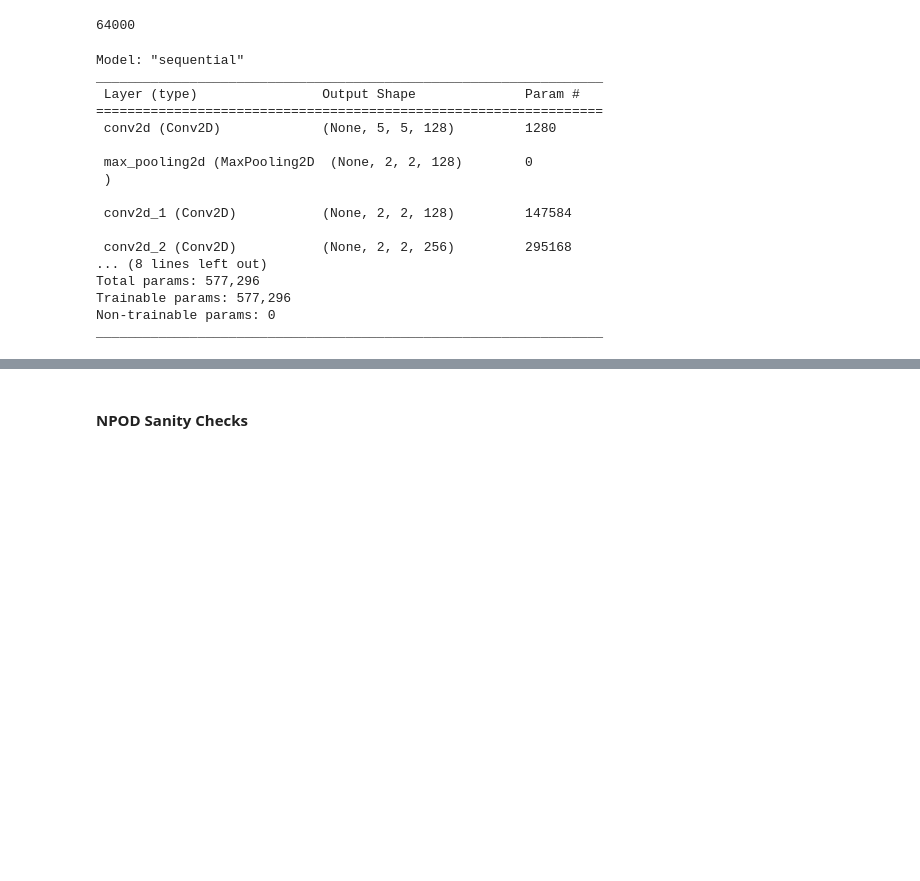
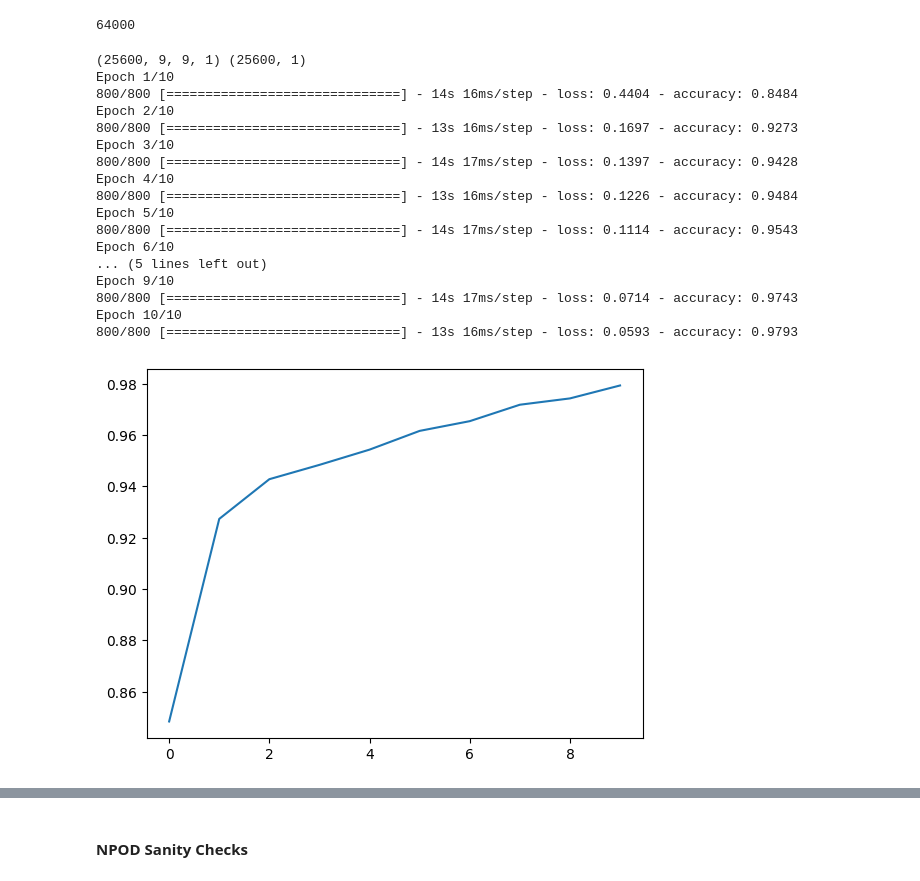
Before and after one commit to MasterMilkX/BMO_chatbot_prototype, a Jupyter notebook: Experimental_Notebooks/sprite_pod.ipynb, the cells around one changed output, grey strips where cells are left out. Drawn from its saved outputs; the diff is of its cells as text; code cells hidden in the pictures; blank space fills up the shorter version.

```diff
--- a/Experimental_Notebooks/sprite_pod.ipynb
+++ b/Experimental_Notebooks/sprite_pod.ipynb
@@ -71,10 +71,20 @@ Char Dataset shape: (100, 8, 8)
 ###   CONFIUGURATIONS   ###
 
 EXPERIMENT = "normal"
+
+GEN_CONF = {
+    "EPOCHS" : 50,
+    "BATCH_SIZE" : 64,
+    "LEARNING_RATE" : 0.0001,
+    "WINDOW" : 4
+}
+
 CONFIGS = {
     "normal": {
-        "IMPORT_TRAIN_DAT" : True,
-        "TRAIN_NPOD" : False,
-        "NPOD_MODEL" : "../models/gen_models/pod/npod_char-50eR.h5"
+        "NEW_TRAIN_DAT" : True,
+        "TRAIN_DAT_PATH" : f'../data/rip_data/POD_train_dat_w{GEN_CONF["WINDOW"]}.npy',
+        "TRAIN_NPOD" : True,
+        "NPOD_MODEL" : f"../models/gen_models/pod/npod_char-{GEN_CONF['EPOCHS']}eR_w{GEN_CONF['WINDOW']}.h5",
+        "SANITY" : False
     }
 }
@@ -285,29 +326,30 @@ if EXPERIMENT == "normal":
 # %%
 # train or import the model
 if EXPERIMENT == "normal":
     if CONFIGS["normal"]["TRAIN_NPOD"]:
-        npod.trainPoD(train_dat,EPOCHS=500,BATCH_SIZE=64,show_acc=True)
+        npod.trainPoD(train_dat,EPOCHS=GEN_CONF['EPOCHS'],BATCH_SIZE=GEN_CONF['BATCH_SIZE'],show_acc=True)
         npod.exportModel(CONFIGS["normal"]["NPOD_MODEL"])
     else:
         npod.importModel(CONFIGS["normal"]["NPOD_MODEL"])
 # %% [output]
-Model: "sequential"
-_________________________________________________________________
- Layer (type)                Output Shape              Param #
-=================================================================
- conv2d (Conv2D)             (None, 5, 5, 128)         1280
-
- max_pooling2d (MaxPooling2D  (None, 2, 2, 128)        0
- )
-
- conv2d_1 (Conv2D)           (None, 2, 2, 128)         147584
-
- conv2d_2 (Conv2D)           (None, 2, 2, 256)         295168
-... (8 lines left out)
-Total params: 577,296
-Trainable params: 577,296
-Non-trainable params: 0
-_________________________________________________________________
+(25600, 9, 9, 1) (25600, 1)
+Epoch 1/10
+800/800 [==============================] - 14s 16ms/step - loss: 0.4404 - accuracy: 0.8484
+Epoch 2/10
+800/800 [==============================] - 13s 16ms/step - loss: 0.1697 - accuracy: 0.9273
+Epoch 3/10
+800/800 [==============================] - 14s 17ms/step - loss: 0.1397 - accuracy: 0.9428
+Epoch 4/10
+800/800 [==============================] - 13s 16ms/step - loss: 0.1226 - accuracy: 0.9484
+Epoch 5/10
+800/800 [==============================] - 14s 17ms/step - loss: 0.1114 - accuracy: 0.9543
+Epoch 6/10
+... (5 lines left out)
+Epoch 9/10
+800/800 [==============================] - 14s 17ms/step - loss: 0.0714 - accuracy: 0.9743
+Epoch 10/10
+800/800 [==============================] - 13s 16ms/step - loss: 0.0593 - accuracy: 0.9793
+[figure, added]
 # %%
 # show the output from repairing a noise sprite
 if EXPERIMENT == "normal":
```
Also changed, not shown: parts of 11 cells of this notebook, 16 other files.
